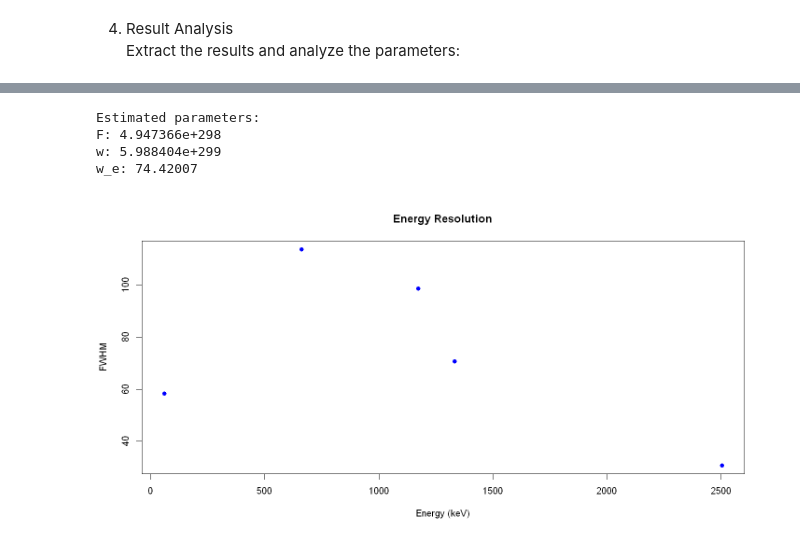
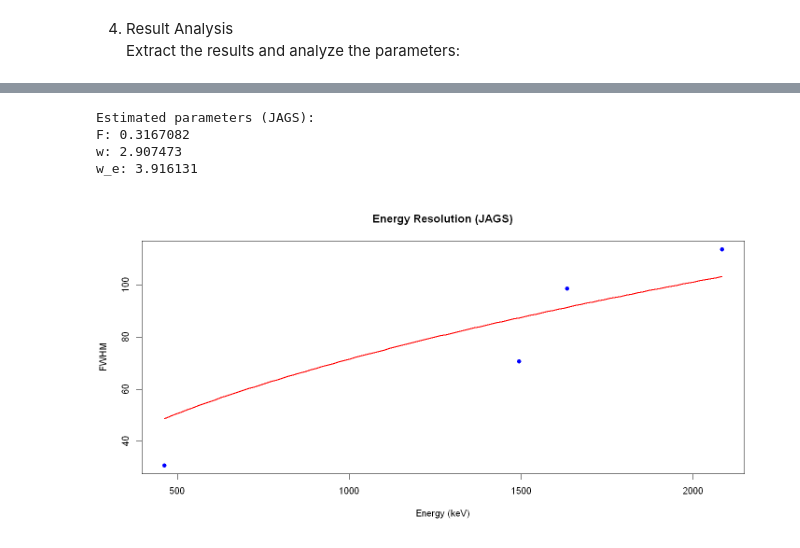
Before and after one commit to EugeniaBoccanera/R_project, a Jupyter notebook: Group_22.ipynb, the cells around one changed output, grey strips where cells are left out. Drawn from its saved outputs; the diff is of its cells as text; code cells hidden in the pictures.

```diff
--- a/Group_22.ipynb
+++ b/Group_22.ipynb
@@ -268,7 +268,7 @@ find_and_return_peaks_around_x <- function(data, x_values, window_size, apply_sm
 position_co60 <- c(647, 3058, 3458)
 position_cs137 <- c(600, 1779)
 position_na22 <- c(609, 1366, 3302)
-position_AmCsCo<- c(206, 2280, 4041, 4589, 8623)
+position_AmCsCo<- c(2280, 4041, 4589, 8623)
 position_Th <- c( 485, 1504,1890,  3218, 3674, 4581,4948 , 5420, 6793, 9525, 10025, 10202,13240, 16452, 20099)
 plot_peaks_around_x(gr11_co60, "Spectrum of Co-60 with Peaks at Specified X Values", x_values =position_co60, window_size = 5, apply_smoothing = TRUE)
 plot_peaks_around_x(gr11_cs137, "Spectrum of Cs-137 with Peaks at Specified X Values", x_values = position_cs137, window_size = 5, apply_smoothing = TRUE)
@@ -438,7 +417,7 @@ Fit the Line: Use the identified peak positions (centroids) and their correspond
 Apply Calibration: Use the linear model to convert channel numbers to energies.
 # %%
 # Given gamma energies (in keV) corresponding to the detected peaks
-AmCsCo_energies <- c(59.5409, 661.657, 1173.228, 1332.492, 2505.69)
+AmCsCo_energies <- c(2505.69, 1332.492, 1173.228, 661.657)
 Th_energies <- c(238.632, 300.089, 510.74, 583.187, 727.330, 763.45 , 785.37, 860.53, 893.408, 1078.63, 1512.70, 1592.511, 1620.738, 2103.511, 2614.511)
 
 # Create a data frame with the positions and corresponding energies
@@ -713,28 +649,27 @@ Extract the results and analyze the parameters:
 # %%
-# Extract results
-results <- extract(stan_model_AmCsCo)
+# Extract results from JAGS
+results_jags <- as.matrix(jags_samples_AmCsCo)
+fwhm_AmCsCo <- c(113.60375, 98.59698, 70.72224, 30.82972)
+# Get posterior estimates for parameters
+F_est_jags <- mean(results_jags[, "F"])
+w_est_jags <- mean(results_jags[, "w"])
+w_e_est_jags <- mean(results_jags[, "w_e"])
 
-# Get the posterior estimates for the parameters
-F_est <- mean(results$F)
-w_est <- mean(results$w)
-w_e_est <- mean(results$w_e)
-
-# Print the estimated parameters
-cat("Estimated parameters:\n")
-cat("F:", F_est, "\n")
-cat("w:", w_est, "\n")
-cat("w_e:", w_e_est, "\n")
+# Print estimated parameters
+cat("Estimated parameters (JAGS):\n")
+cat("F:", F_est_jags, "\n")
+cat("w:", w_est_jags, "\n")
+cat("w_e:", w_e_est_jags, "\n")
 
 # Plot the energy resolution function
-energy_range <- seq(min(energies_AmCsCo), max(energies_AmCsCo), length.out = 100)
-w_d <- 2 * sqrt(2 * log(2) * F_est * energy_range * w_est)
-predicted_fwhm <- sqrt(w_d^2 + w_e_est^2)
-
-plot(energies_AmCsCo, fwhm_values_AmCsCo, pch = 19, col = "blue", xlab = "Energy (keV)", ylab = "FWHM", main = "Energy Resolution")
-lines(energy_range, predicted_fwhm, col = "red")
+energy_range_jags <- seq(min(energies_AmCsCo), max(energies_AmCsCo), length.out = 100)
+w_d_jags <- 2 * sqrt(2 * log(2) * F_est_jags * energy_range_jags * w_est_jags)
+predicted_fwhm_jags <- sqrt(w_d_jags^2 + w_e_est_jags^2)
+plot(energies_AmCsCo, fwhm_AmCsCo, pch = 19, col = "blue", xlab = "Energy (keV)", ylab = "FWHM", main = "Energy Resolution (JAGS)")
+lines(energy_range_jags, predicted_fwhm_jags, col = "red", lwd = 2)
 # %% [output]
-Estimated parameters:
-F: 4.947366e+298
-w: 5.988404e+299
-w_e: 74.42007
+Estimated parameters (JAGS):
+F: 0.3167082
+w: 2.907473
+w_e: 3.916131
-[figure, old version]
+[figure, new version]
```
Also changed, not shown: parts of 16 cells of this notebook.
